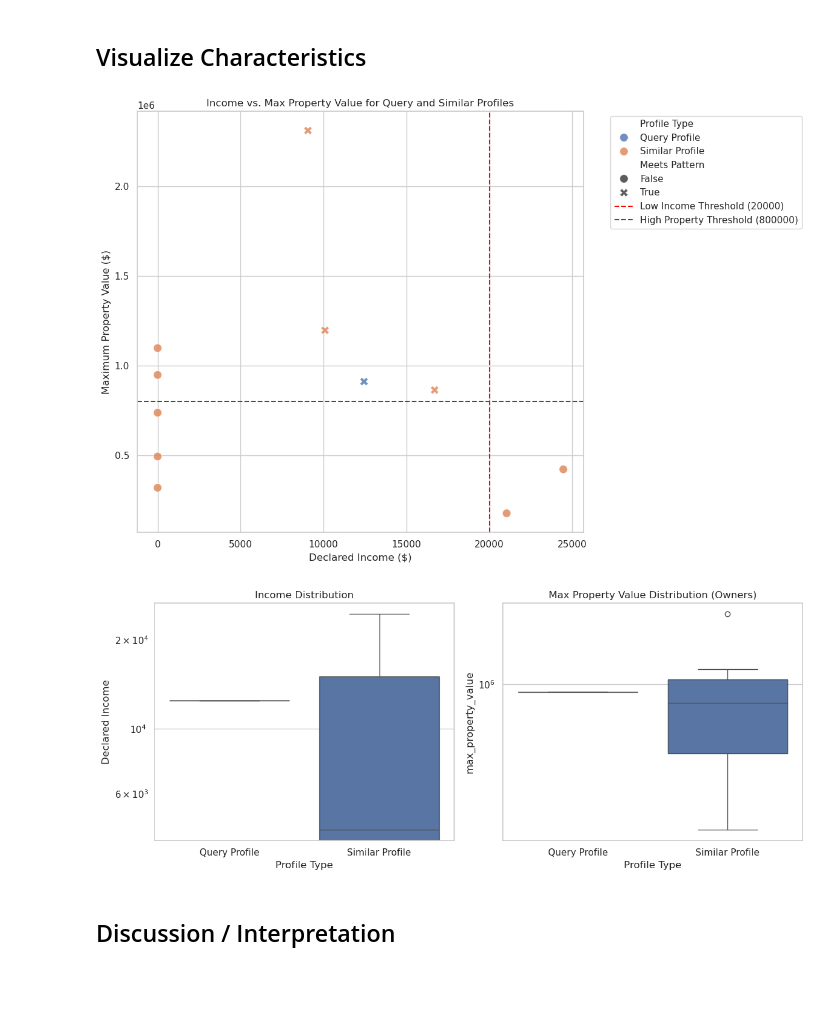
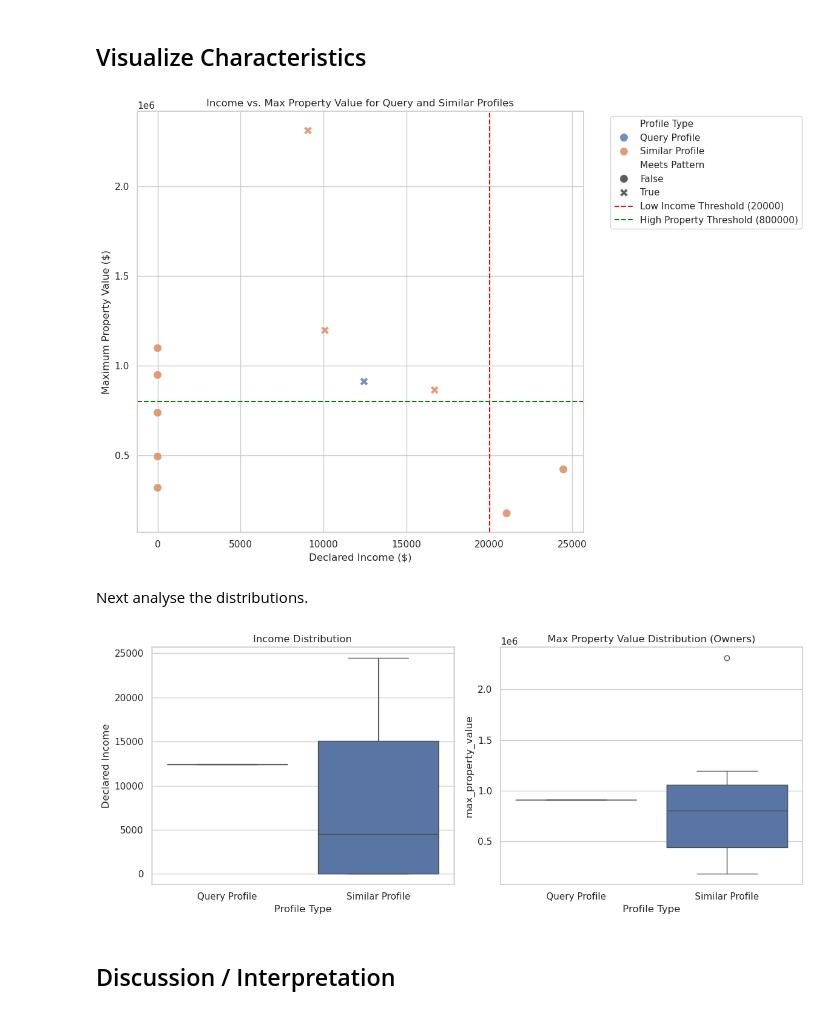
Before and after one commit to snowch/vast-docker-compose-examples, a Jupyter notebook: jupyter-pyspark/examples/vectorizing_tax_data/notebook_07.ipynb, the cells around one changed output. Saved outputs shown, nothing was run; the diff lists cells and outputs as text; code cells hidden in the pictures; blank space fills up the shorter version.

```diff
--- a/jupyter-pyspark/examples/vectorizing_tax_data/notebook_07.ipynb
+++ b/jupyter-pyspark/examples/vectorizing_tax_data/notebook_07.ipynb
@@ -273,28 +273,32 @@ if not analysis_df.empty:
     plt.grid(True)
     plt.tight_layout()
     plt.show()
-
-    # Optional: Box plots comparing distributions
-    plt.figure(figsize=(12, 5))
-
-    plt.subplot(1, 2, 1)
-    sns.boxplot(data=analysis_df, y='Declared Income', x='Profile Type')
-    plt.title('Income Distribution')
-    plt.yscale('log') # Log scale often useful for income
-
-    plt.subplot(1, 2, 2)
-    sns.boxplot(data=analysis_df[analysis_df['max_property_value'] > 0], y='max_property_value', x='Profile Type') # Exclude 0 for log scale
-    plt.title('Max Property Value Distribution (Owners)')
-    plt.yscale('log') # Log scale often useful for property value
-
-    plt.tight_layout()
-    plt.show()
-
 else:
     print("Skipping visualization as there is no data to plot.")
 # %% [output]
 [figure]
-[figure, removed]
+# %% [markdown]
+Next analyse the distributions.
+# %%
+if not analysis_df.empty:
+    plt.figure(figsize=(12, 5))
+
+    plt.subplot(1, 2, 1)
+    sns.boxplot(data=analysis_df, y='Declared Income', x='Profile Type')
+    plt.title('Income Distribution')
+    # plt.yscale('log') # Log scale often useful for income
+
+    plt.subplot(1, 2, 2)
+    sns.boxplot(data=analysis_df[analysis_df['max_property_value'] > 0], y='max_property_value', x='Profile Type') # Exclude 0 for log scale
+    plt.title('Max Property Value Distribution (Owners)')
+    # plt.yscale('log') # Log scale often useful for property value
+
+    plt.tight_layout()
+    plt.show()
+else:
+    print("Skipping visualization as there is no data to plot.")
+# %% [output]
+[figure, added]
 # %% [markdown]
 ## Discussion / Interpretation
 # %% [markdown]
```
Also changed, not shown: parts of 1 cell of this notebook.
